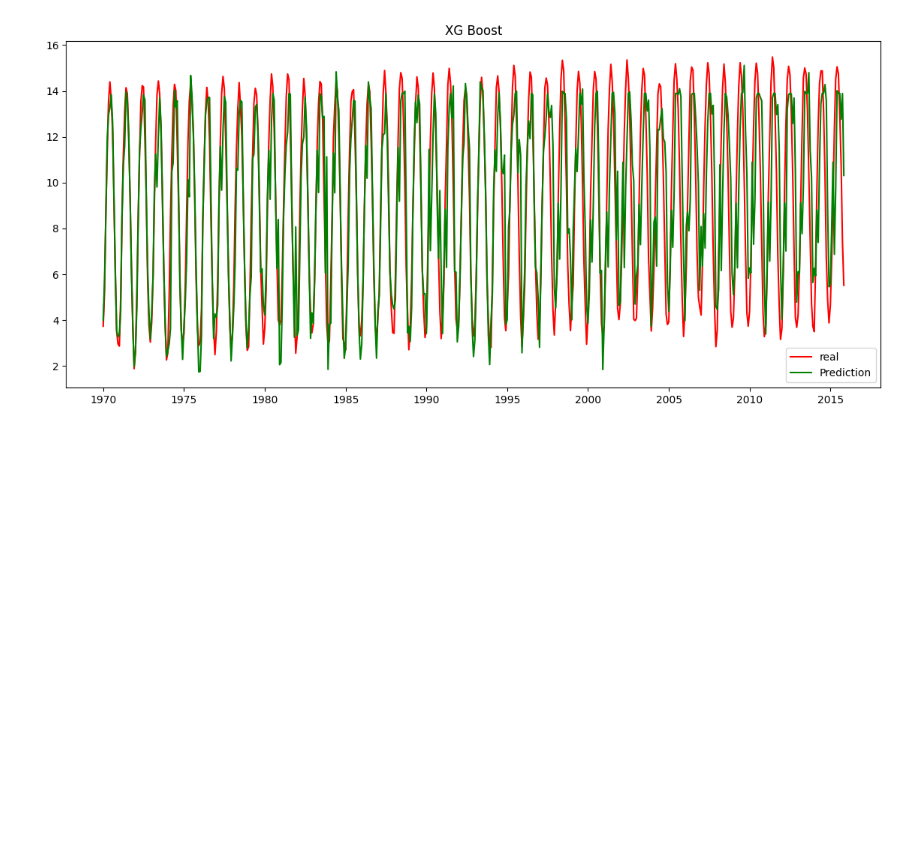
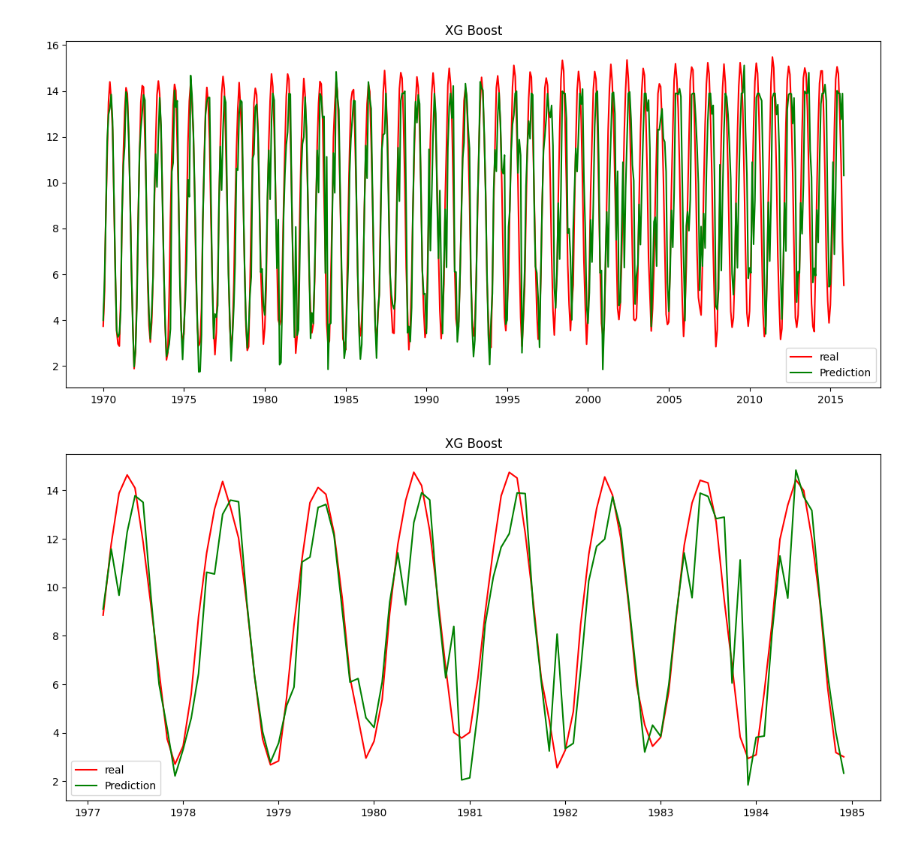
Before and after one commit to MtsGou/time-series-temperature-model, a Jupyter notebook: XG_boost_model_25-03-24.ipynb, the cells around one changed output. Drawn from its saved outputs; the diff is of its cells as text; code cells hidden in the pictures; blank space fills up the shorter version.

```diff
--- a/XG_boost_model_25-03-24.ipynb
+++ b/XG_boost_model_25-03-24.ipynb
@@ -207,3 +207,11 @@ plt.title('XG Boost')
 plt.show()
 # %% [output]
 [figure]
+# %%
+plt.plot(validation.index[86:180],validation['target_pred'][86:180],color='red',label='real')
+plt.plot(validation.index[86:180],validation['prediction'][86:180], color='green', label='Prediction')
+plt.legend()
+plt.title('XG Boost')
+plt.show()
+# %% [output]
+[figure, added]
```
Also changed, not shown: parts of 4 cells of this notebook, 15 other files.
